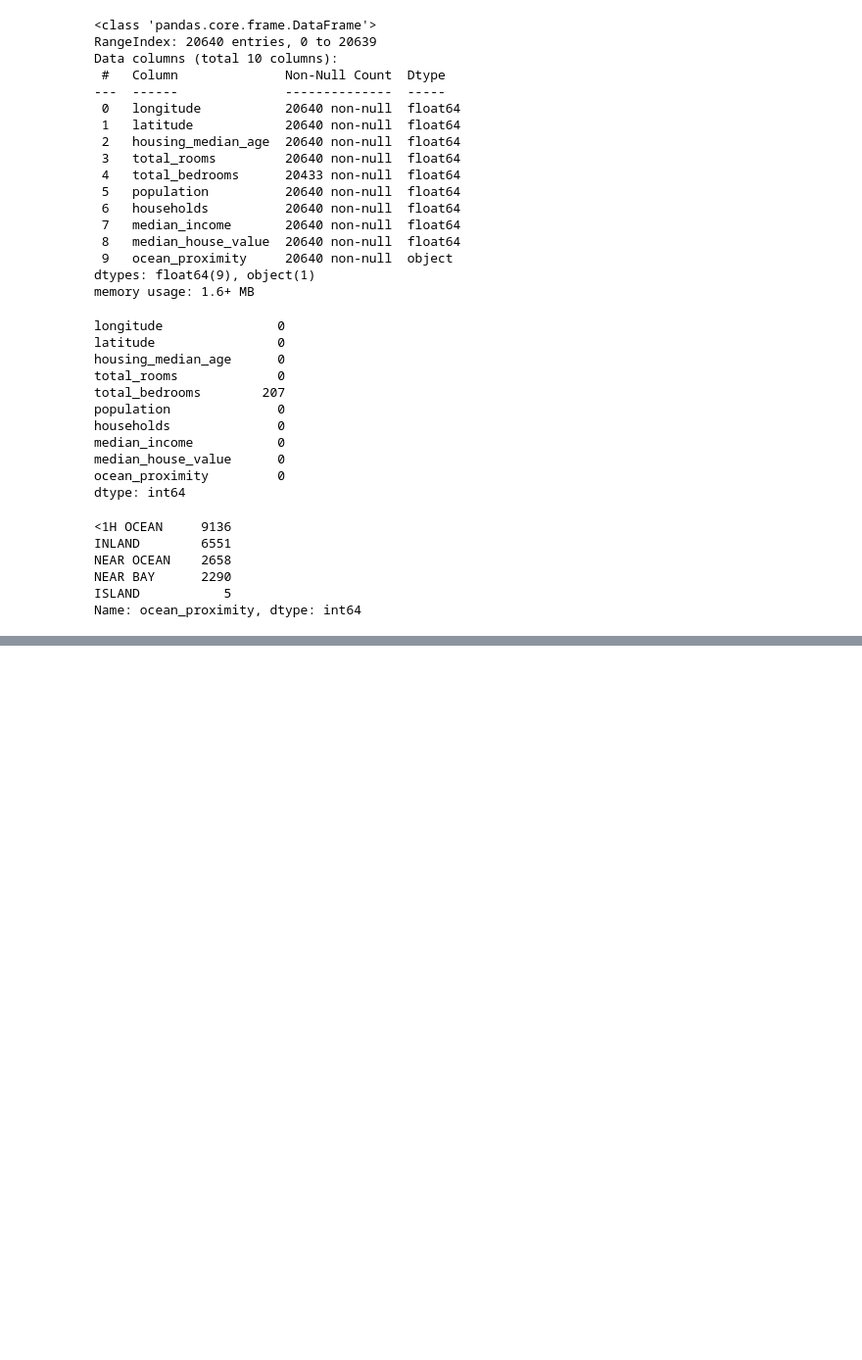
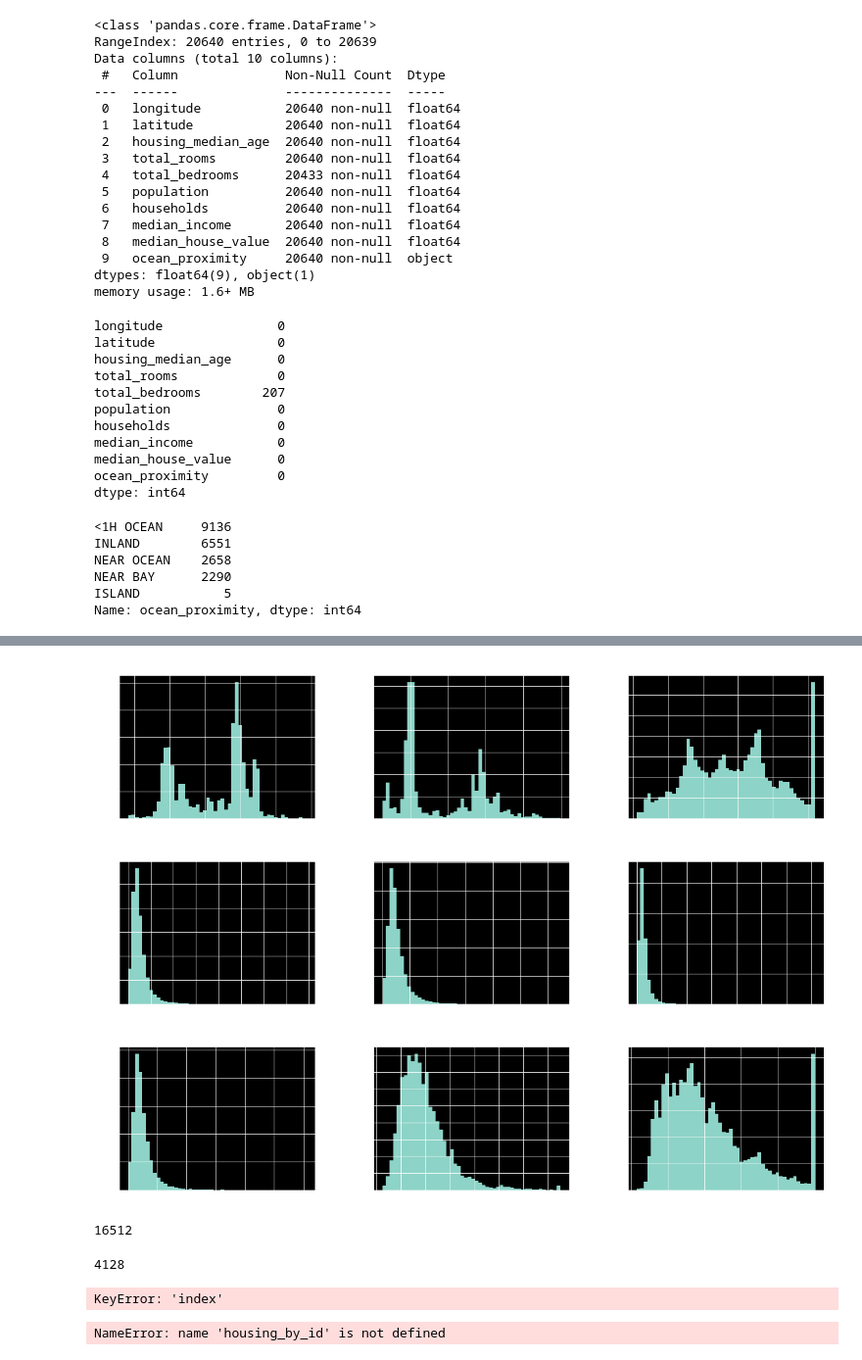
Before and after one commit to XVI-IX/intro-to-ml, a Jupyter notebook: housing_prices.ipynb, the cells around one changed output, grey strips where cells are left out. Shown at 98% size. Cells and saved outputs as stored; diff of their text form; code cells hidden in the pictures; blank space fills up the shorter version.

```diff
--- a/housing_prices.ipynb
+++ b/housing_prices.ipynb
@@ -105,3 +121,9 @@ housing.describe()
 | 50% | -118.490000 | 34.260000 | 29.000000 | 2127.000000 | 435.000000 | 1166.000000 | 409.000000 | ... |
 | 75% | -118.010000 | 37.710000 | 37.000000 | 3148.000000 | 647.000000 | 1725.000000 | 605.000000 | ... |
 | max | -114.310000 | 41.950000 | 52.000000 | 39320.000000 | 6445.000000 | 35682.000000 | 6082.000000 | ... |
+# %%
+# Getting feel of data by plotting histogram
+housing.hist(bins=50, figsize=(20, 15))
+plt.show()
+# %% [output]
+[figure, added]
@@ -107,0 +144,8 @@ housing.describe()
+# %%
+len(train_set)
+# %% [output]
+16512
+# %%
+len(test_set)
+# %% [output]
+4128
@@ -107,0 +166,10 @@ housing.describe()
+# %%
+# housing = housing.reset_index()
+train_set, test_set = split_train_test_by_id(housing, 0.2, "index")
+# %% [output]
+KeyError: 'index'
+# %%
+housing_by_id["id"] = housing["longitude"] * 1000 + housing["latitude"]
+train_set, test_set = split_train_test_by_id(housing_by_id, 0.2, "id")
+# %% [output]
+NameError: name 'housing_by_id' is not defined
```
Also changed, not shown: parts of 54 cells of this notebook, 4 other files.
